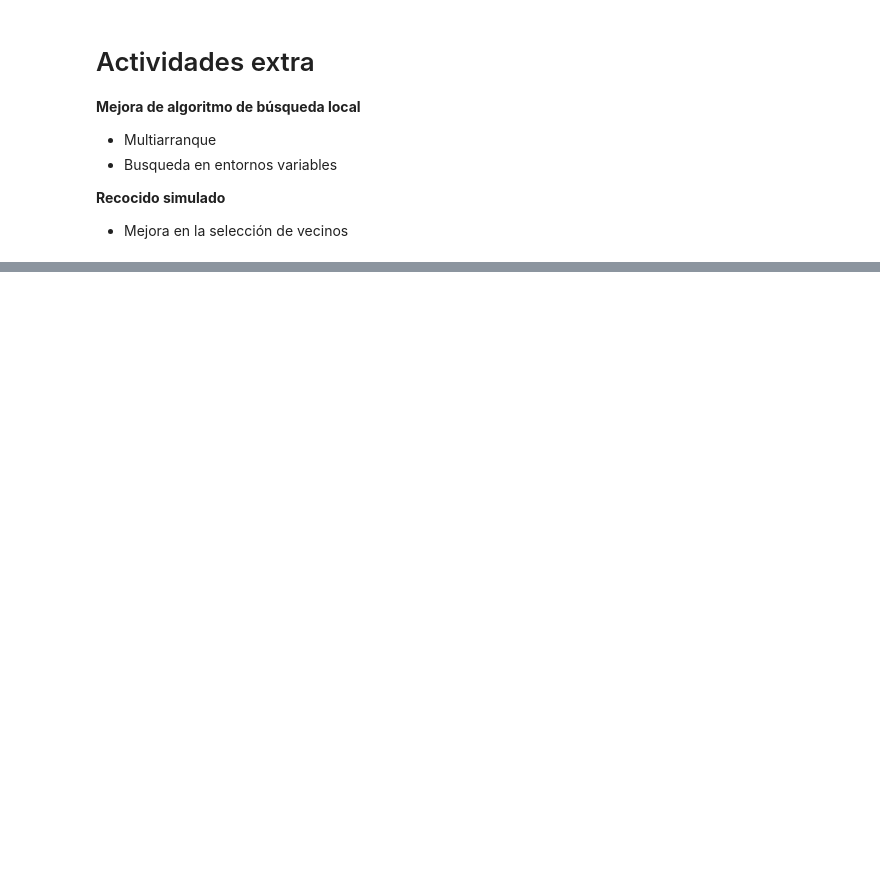
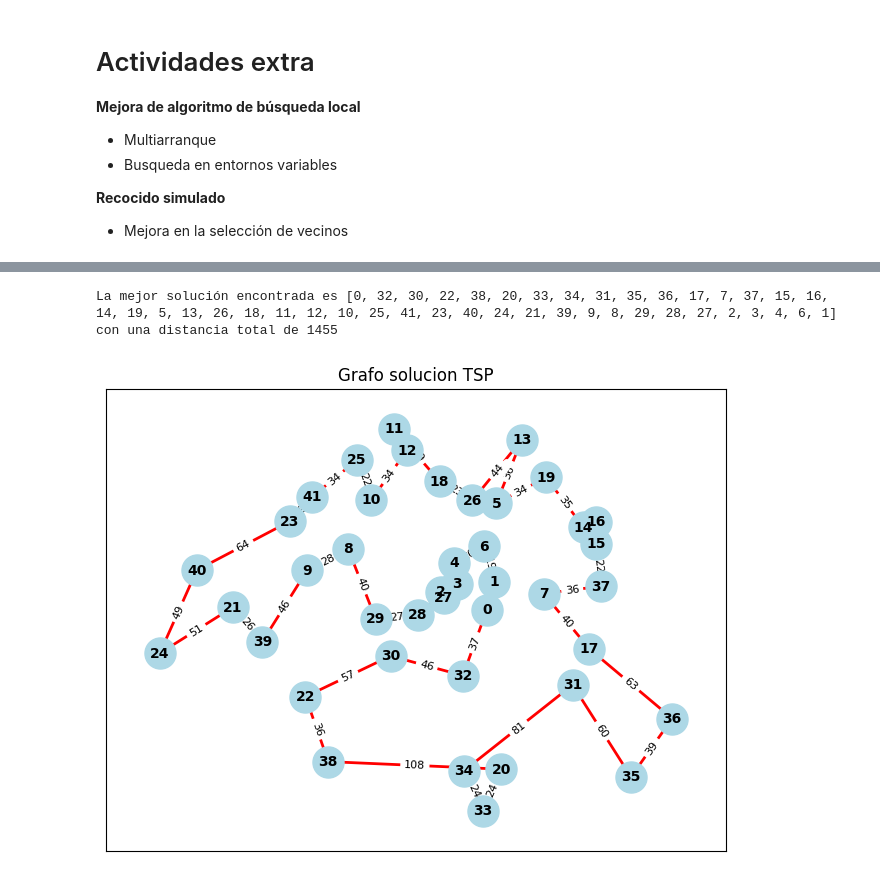
Before and after one commit to javier-calleja/AGActividades, a Jupyter notebook: Algoritmos_AG3_revisado.ipynb, the cells around one changed output, grey strips where cells are left out. Drawn from its saved outputs; the diff is of its cells as text; code cells hidden in the pictures; blank space fills up the shorter version.

```diff
--- a/Algoritmos_AG3_revisado.ipynb
+++ b/Algoritmos_AG3_revisado.ipynb
@@ -429,0 +609,72 @@ con una distancia total de 2098
+# %%
+###############################################################################
+# Mejora en la selección de vecinos mediante elección de sublista y barajar elementos
+###############################################################################
+# Mejora en la selección de vecinos mediante elección de sublista y barajar elementos
+###############################################################################
+import copy
+#Generador de 1 solucion vecina 2-opt 100% aleatoria (intercambiar 2 nodos)
+#Mejorable eligiendo otra forma de elegir una vecina.
+def genera_vecina_sublista(solucion):
+  copia_solucion = copy.deepcopy(solucion)
+  #Se eligen dos nodos aleatoriamente
+  i,j = sorted(random.sample( range(1,len(copia_solucion)) , 2))
+  # print(i, " ", j)
+  sublista = copia_solucion[i:j+1]
+
+  #random.shuffle(sublista) hemos probado con shuffle y da peores resultado
+  sublista = sublista[::-1] # Inversión de fragmento
+  new_solución = copia_solucion[:i] + sublista + copia_solucion[j+1:]
+
+  return new_solución
+# proba = list(range(10))
+# print(proba)
+# print(genera_vecina_sublista(proba))
+def recocido_simulado_sublista(problem, TEMPERATURA ):
+  #problem = datos del problema
+  #T = Temperatura
+
+  solucion_referencia = crear_solucion(Nodos)
+  distancia_referencia = distancia_total(solucion_referencia, problem)
+
+  mejor_solucion = []             #x* del seudocodigo
+  mejor_distancia = 10e100        #F* del seudocodigo
+
+
+  N=0
+  while TEMPERATURA > .0001:
+    N+=1
+    #Genera una solución vecina
+    vecina =genera_vecina_sublista(solucion_referencia)
+
+    #Calcula su valor(distancia)
+    distancia_vecina = distancia_total(vecina, problem)
+
+    #Si es la mejor solución de todas se guarda(siempre!!!)
+    if distancia_vecina < mejor_distancia:
+        mejor_solucion = vecina
+        mejor_distancia = distancia_vecina
+
+    #Si la nueva vecina es mejor se cambia
+    #Si es peor se cambia según una probabilidad que depende de T y delta(distancia_referencia - distancia_vecina)
+    if distancia_vecina < distancia_referencia or probabilidad(TEMPERATURA, abs(distancia_referencia - distancia_vecina) ) :
+      #solucion_referencia = copy.deepcopy(vecina)
+      solucion_referencia = vecina
+      distancia_referencia = distancia_vecina
+
+    #Bajamos la temperatura
+    TEMPERATURA = bajar_temperatura(TEMPERATURA)
+
+  print("La mejor solución encontrada es " , end="")
+  print(mejor_solucion)
+  print("con una distancia total de " , end="")
+  print(mejor_distancia)
+  return mejor_solucion
+
+sol  = recocido_simulado_sublista(problem, 10000000)
+
+plot_tsp_solution(problem.edge_weights, sol)
+# %% [output]
+La mejor solución encontrada es [0, 32, 30, 22, 38, 20, 33, 34, 31, 35, 36, 17, 7, 37, 15, 16, 14, 19, 5, 13, 26, 18, 11, 12, 10, 25, 41, 23, 40, 24, 21, 39, 9, 8, 29, 28, 27, 2, 3, 4, 6, 1]
+con una distancia total de 1455
+[figure, added]
```
Also changed, not shown: parts of 9 cells of this notebook.
